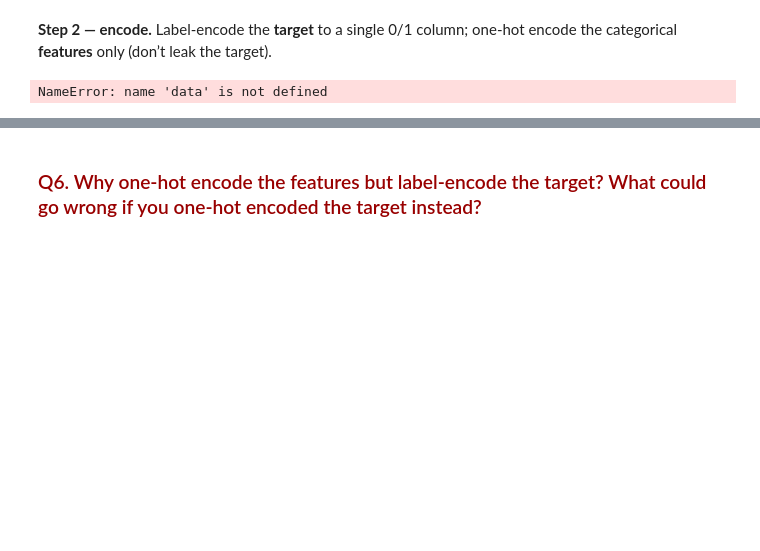
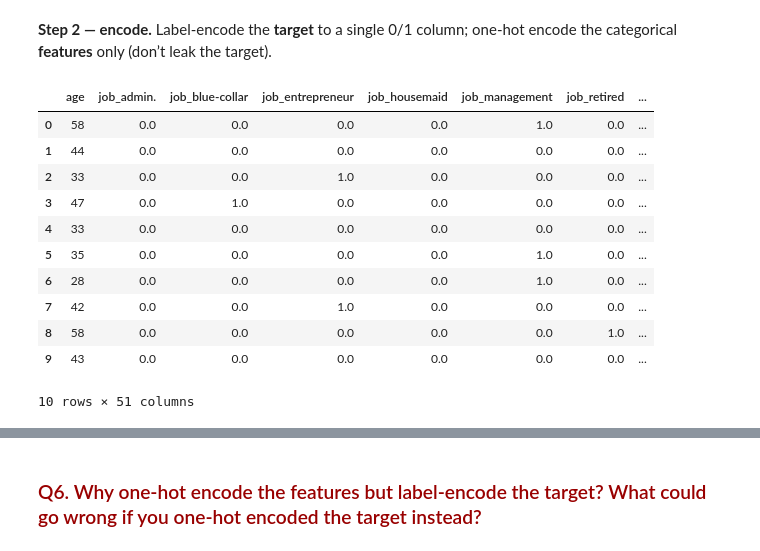
Before and after one commit to aadevezhilarasan-brown/Team6_logistic_regression_1_3, a Jupyter notebook: Team6_logistic_regression_1_3.ipynb, the cells around one changed output, grey strips where cells are left out. Saved outputs shown, nothing was run; the diff lists cells and outputs as text; code cells hidden in the pictures; blank space fills up the shorter version.

```diff
--- a/Team6_logistic_regression_1_3.ipynb
+++ b/Team6_logistic_regression_1_3.ipynb
@@ -301,27 +274,39 @@ NameError: name 'data' is not defined
 # %%
 # --- TARGET: make it a single 0/1 column (values are lowercase "yes"/"no") ---
 y_series = data[TARGET].map({"yes": 1, "no": 0})
+y_series.head(10)
 
 # --- FEATURES: one-hot encode categorical FEATURES only ---
 features = data.drop(columns=[TARGET])
 ohe = OneHotEncoder(sparse_output=False)   # current scikit-learn uses sparse_output (not sparse=)
 data_transformed = pd.DataFrame(index=features.index)
 
 for column in features.columns:
     if features[column].dtype == "object":
         # one-hot encode this categorical feature; name columns like column_value
-        ohe_columns_df = pd.DataFrame(ohe.fit_transform(features[column]),
-                                      columns = ohe.get_feature_names_out(column),
+        ohe_columns_df = pd.DataFrame(ohe.fit_transform(features[[column]]),
+                                      columns = ohe.get_feature_names_out([column]),
                                       index = features.index)
         data_transformed = pd.concat([data_transformed, ohe_columns_df], axis = 1)
         pass
     else:
         # numeric column: copy across unchanged
         data_transformed[column] = features[column]
         pass
 
 data_transformed[TARGET] = y_series.values
 data = data_transformed
 data.head(10)
 # %% [output]
+|  | age | job_admin. | job_blue-collar | job_entrepreneur | job_housemaid | job_management | job_retired | ... |
+| 0 | 58 | 0.0 | 0.0 | 0.0 | 0.0 | 1.0 | 0.0 | ... |
+| 1 | 44 | 0.0 | 0.0 | 0.0 | 0.0 | 0.0 | 0.0 | ... |
+| 2 | 33 | 0.0 | 0.0 | 1.0 | 0.0 | 0.0 | 0.0 | ... |
+| 3 | 47 | 0.0 | 1.0 | 0.0 | 0.0 | 0.0 | 0.0 | ... |
+| 4 | 33 | 0.0 | 0.0 | 0.0 | 0.0 | 0.0 | 0.0 | ... |
+| 5 | 35 | 0.0 | 0.0 | 0.0 | 0.0 | 1.0 | 0.0 | ... |
+| 6 | 28 | 0.0 | 0.0 | 0.0 | 0.0 | 1.0 | 0.0 | ... |
+| 7 | 42 | 0.0 | 0.0 | 1.0 | 0.0 | 0.0 | 0.0 | ... |
+| 8 | 58 | 0.0 | 0.0 | 0.0 | 0.0 | 0.0 | 1.0 | ... |
+| 9 | 43 | 0.0 | 0.0 | 0.0 | 0.0 | 0.0 | 0.0 | ... |
-NameError: name 'data' is not defined
+10 rows × 51 columns
```
Also changed, not shown: parts of 7 cells of this notebook.
